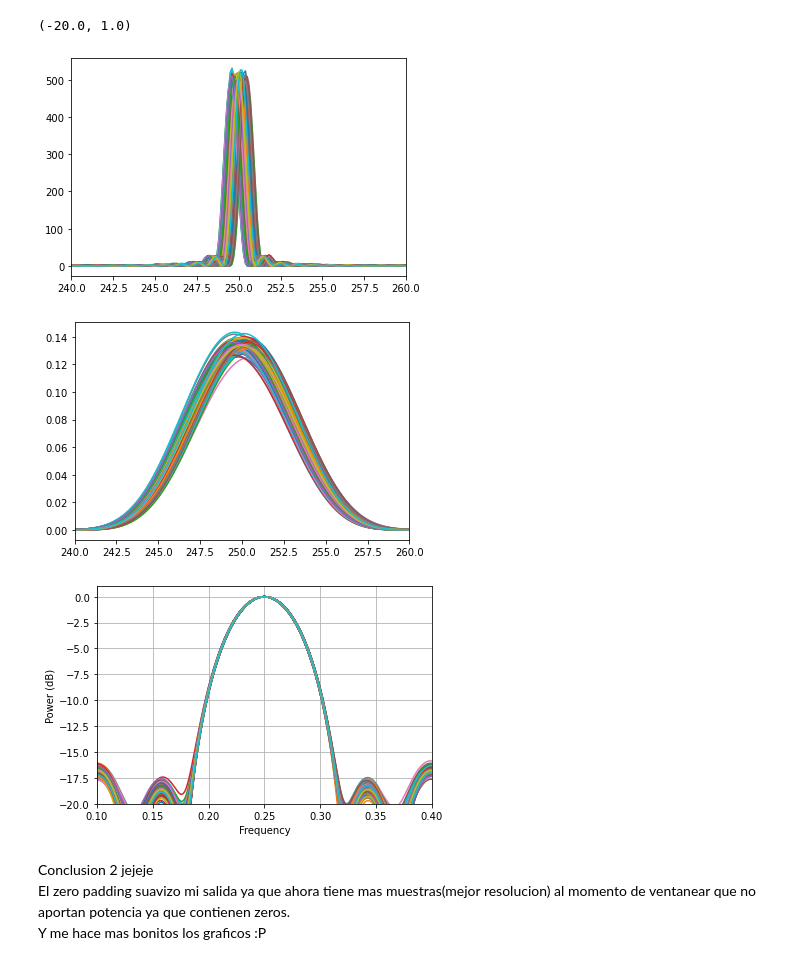
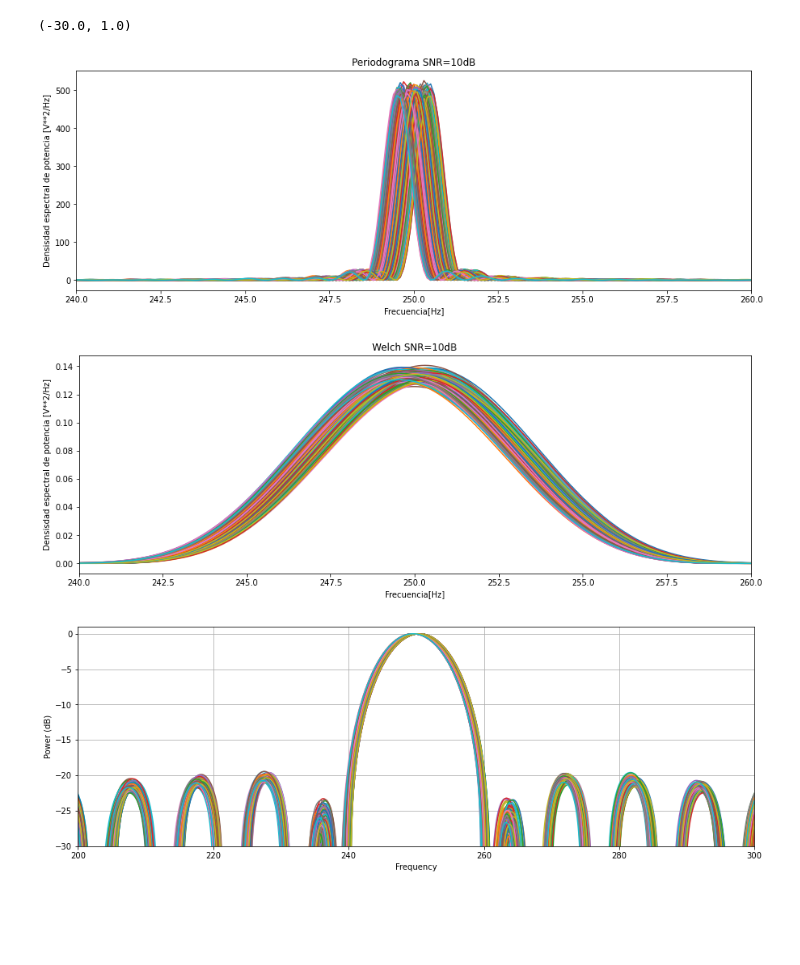
Before and after one commit to EmaOlay/PDS2021, a Jupyter notebook: TS8.ipynb, the cells around one changed output. Drawn from its saved outputs; the diff is of its cells as text; code cells hidden in the pictures; blank space fills up the shorter version.

```diff
--- a/TS8.ipynb
+++ b/TS8.ipynb
@@ -268,38 +216,36 @@ Esto ultimo no seria una conclusion xD
 # %%
 ################################
-###Calculo del periodograma con 3 dB y zero padding
+#%%Calculo del periodograma con 10 dB
 ################################
-#Creo un nuevo vector f para los calculos
-f_padded=np.arange(0,fs,fs/(10*N))
 
 #calculo el periodograma normal
-Pp=(1/N)*np.abs((fft(x_0,n=10*N,axis=0)))**2
-
+Pp=(1/N)*np.abs((fft(x_1,axis=0)))**2
 
 #Metodo de Welch
-f_welch,Pxx_den = sig.welch(x_0,fs=fs,nperseg=N/5,nfft=10*N,axis=0)
+f_welch,Pxx_den = sig.welch(x_1,fs=fs,nperseg=N/5,axis=0)
 
-###Grafico las salidas
+##Grafico las salidas
 plt.figure(figura)
 figura+=1
-##Restrinjo las salidas para ver mas claramente los efectos del calculo
+##En este grafico restrinjo el eje x ya que no queremos la otra mitad
 #plt.semilogy(f,Pp)
+plt.plot(f,Pp)
+plt.xlim(240,260)
 
-plt.plot(f_padded,Pp)
-plt.xlim(240,260)
 
 plt.figure(figura)
 figura+=1
 #plt.semilogy(f_welch,Pxx_den)
 plt.plot(f_welch,Pxx_den)
 plt.xlim(240,260)
+
 ############
 #Ya que spectrum no tiene ninguna implementacion para axis armo las comparaciones con 1 muestra a la vez
 ############
 plt.figure(figura)
 figura+=1
 for i in range(len(fr)):
-    p_BT = spectrum.pcorrelogram(x_0[:,i], lag=15,NFFT=10*N)
+    p_BT = spectrum.pcorrelogram(x_1[:,i], lag=lag1)
     p_BT();
     p_BT.plot(label='Correlogram(15)', norm=norm, sides=sides)
 plt.xlim(0.1,0.4)
@@ -312,54 +318,51 @@ plt.ylim(-20,1)
 # %%
 ################################
-###Calculo del pico con 3dB y zero padding
-################################
-
-indices_Pp_0=Pp.argmax(axis=0)
-
-indices_Pxx_den_0=Pxx_den.argmax(axis=0)
-
-################################
-###Calculo del periodograma con 10 dB y zero padding
+#%%Calculo del periodograma con 10 dB y zero padding
 ################################
 
 #calculo el periodograma normal
 Pp=(1/N)*np.abs((fft(x_1,n=10*N,axis=0)))**2
 
 #Metodo de Welch
-f_welch,Pxx_den = sig.welch(x_1,fs=fs,nperseg=N/5,nfft=10*N,axis=0)
+f_welch_10db,Pxx_den_10db = sig.welch(x_1,fs=fs,nperseg=N/5,nfft=10*N,axis=0)
+x1_picos_w = np.argmax(Pxx_den_10db, axis=0)/(10*N/N)
 
 ##Grafico las salidas
 plt.figure(figura)
 figura+=1
 ##En este grafico restrinjo el eje x ya que no queremos la otra mitad
-#plt.semilogy(f,Pp)
+
 plt.plot(f_padded,Pp)
+plt.title('Periodograma SNR={:1.0f}dB'.format(SNR[1]))
+plt.xlabel('Frecuencia[Hz]')
+plt.ylabel('Densisdad espectral de potencia [V**2/Hz]')
 plt.xlim(240,260)
 
 
 plt.figure(figura)
 figura+=1
-#plt.semilogy(f_welch,Pxx_den)
-plt.plot(f_welch,Pxx_den)
+
+plt.plot(f_welch_10db,Pxx_den_10db)
+plt.title('Welch SNR={:1.0f}dB'.format(SNR[1]))
+plt.xlabel('Frecuencia[Hz]')
+plt.ylabel('Densisdad espectral de potencia [V**2/Hz]')
 plt.xlim(240,260)
 
 ############
 #Ya que spectrum no tiene ninguna implementacion para axis armo las comparaciones con 1 muestra a la vez
 ############
 plt.figure(figura)
 figura+=1
 for i in range(len(fr)):
-    p_BT = spectrum.pcorrelogram(x_1[:,i], lag=15,NFFT=10*N)
+    p_BT = spectrum.pcorrelogram(x_1[:,i], lag=lag1,NFFT=10*N,sampling=fs)
+    x_1_BT=p_BT.psd
+    x1_picos_BT[i] = np.argmax(x_1_BT, axis=0)/(10*N/N)
     p_BT();
     p_BT.plot(label='Correlogram(15)', norm=norm, sides=sides)
-plt.xlim(0.1,0.4)
-plt.ylim(-20,1)
+plt.xlim(200,300)
+plt.ylim(-30,1)
 # %% [output]
-(-20.0, 1.0)
+(-30.0, 1.0)
-[figure, old version]
+[figure, new version]
-[figure, old version]
+[figure, new version]
-[figure, old version]
+[figure, new version]
-# %% [markdown]
-Conclusion 2 jejeje<br>
-El zero padding suavizo mi salida ya que ahora tiene mas muestras(mejor resolucion) al momento de ventanear que no aportan potencia ya que contienen zeros.<br>
-Y me hace mas bonitos los graficos :P<br>
```
Also changed, not shown: parts of 16 cells of this notebook, 3 other files.
